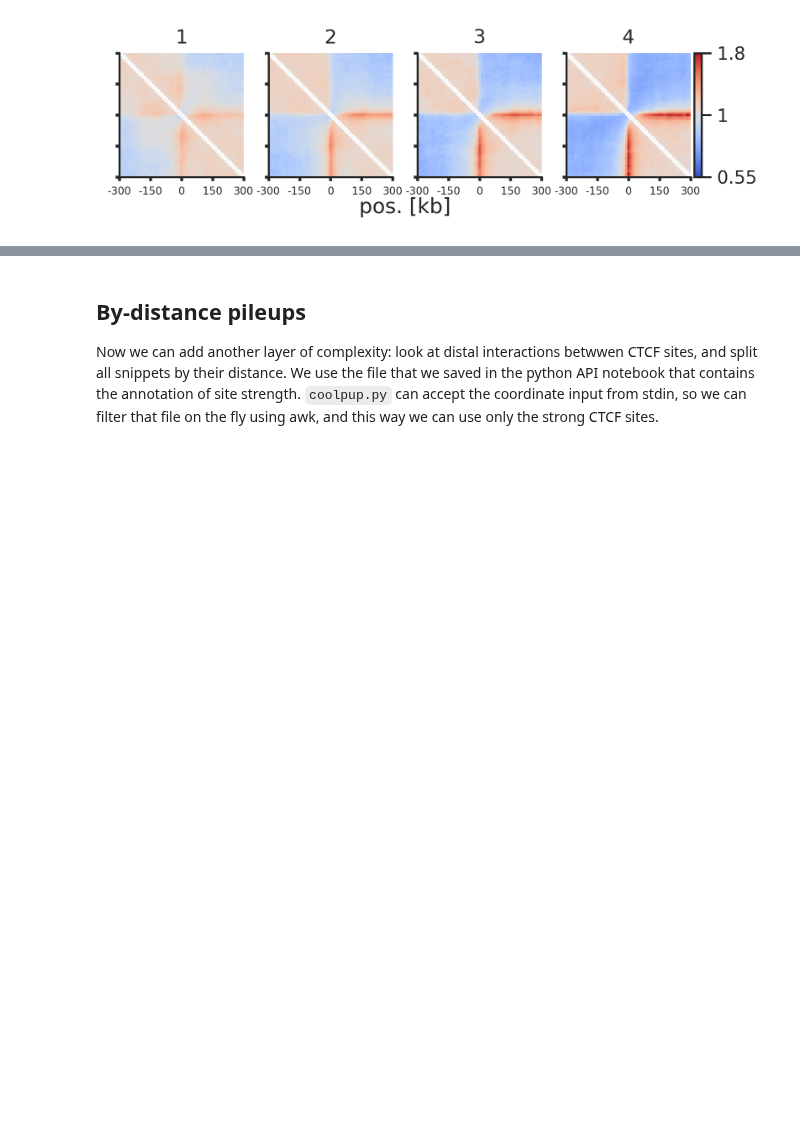
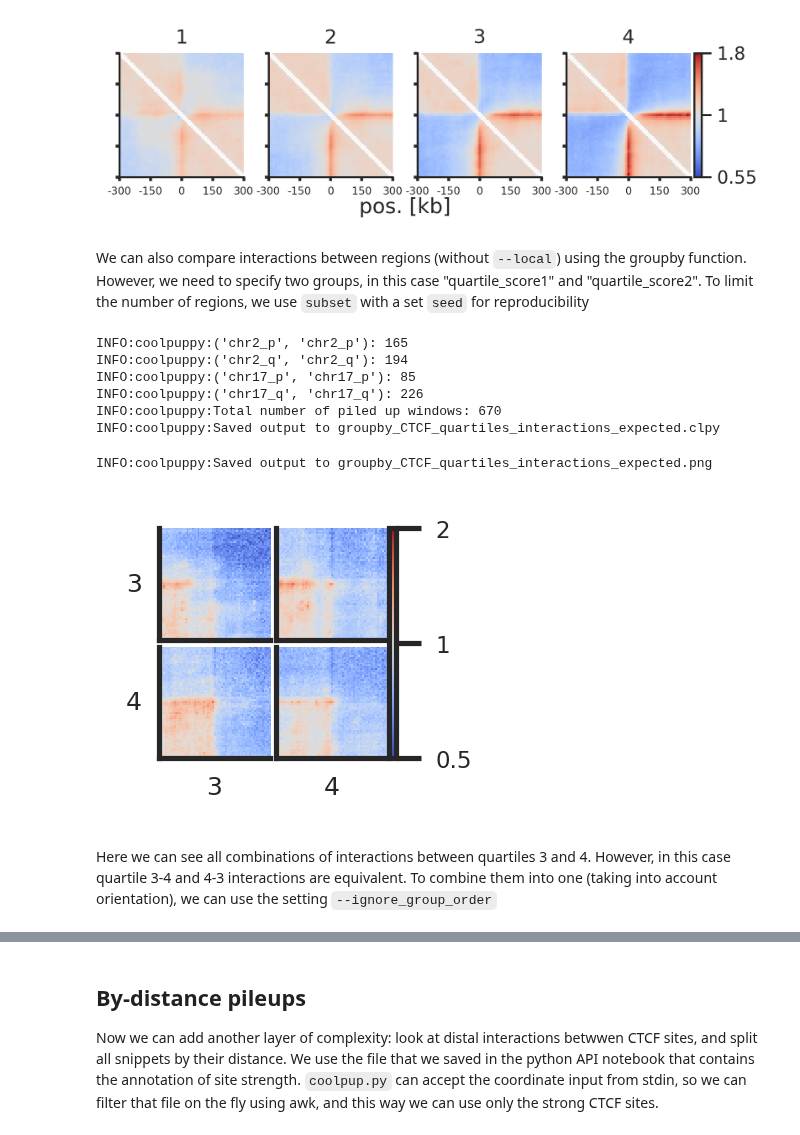
Before and after one commit to open2c/coolpuppy, a Jupyter notebook: docs/source/Examples/Walkthrough_CLI.ipynb, the cells around one changed output, grey strips where cells are left out. Cells and saved outputs as stored; diff of their text form; code cells hidden in the pictures; blank space fills up the shorter version.

```diff
--- a/docs/source/Examples/Walkthrough_CLI.ipynb
+++ b/docs/source/Examples/Walkthrough_CLI.ipynb
@@ -186,3 +186,34 @@ Image('groupby_score_CTCF_pileup_expected.png')
 # %% [output]
 INFO:coolpuppy:Saved output to groupby_score_CTCF_pileup_expected.png
 [figure]
+# %% [markdown]
+We can also compare interactions between regions (without `--local`) using the groupby function. However, we need to specify two groups, in this case "quartile_score1" and "quartile_score2".  To limit the number of regions, we use `subset` with a set `seed` for reproducibility
+# %%
+!cat ctcf_sites.tsv | awk -F'\t' '($7 > 2)' | \
+        coolpup.py test.mcool::resolutions/10000 - \
+        --features_format bed --expected test_expected_cis.tsv \
+        --view hg38_arms.bed --flank 300000 \
+        --mindist 300000 --maxdist 1000000 \
+        --flip_negative_strand --groupby quartile_score1 quartile_score2 \
+        --subset 500 --seed 1 \
+        --outname groupby_CTCF_quartiles_interactions_expected.clpy --nproc 2
+# %% [output]
+INFO:coolpuppy:('chr2_p', 'chr2_p'): 165
+INFO:coolpuppy:('chr2_q', 'chr2_q'): 194
+INFO:coolpuppy:('chr17_p', 'chr17_p'): 85
+INFO:coolpuppy:('chr17_q', 'chr17_q'): 226
+INFO:coolpuppy:Total number of piled up windows: 670
+INFO:coolpuppy:Saved output to groupby_CTCF_quartiles_interactions_expected.clpy
+# %%
+!plotpup.py --height 0.5 --font_scale 0.5 --vmax 2 \
+    --no_score --cols quartile_score1 --rows quartile_score2 \
+    --col_order '3 4' --row_order '3 4' \
+    --input_pups groupby_CTCF_quartiles_interactions_expected.clpy \
+    --output groupby_CTCF_quartiles_interactions_expected.png
+
+Image('groupby_CTCF_quartiles_interactions_expected.png')
+# %% [output]
+INFO:coolpuppy:Saved output to groupby_CTCF_quartiles_interactions_expected.png
+[figure, added]
+# %% [markdown]
+Here we can see all combinations of interactions between quartiles 3 and 4. However, in this case quartile 3-4 and 4-3 interactions are equivalent. To combine them into one (taking into account orientation), we can use the setting `--ignore_group_order`
```
Also changed, not shown: parts of 23 cells of this notebook, 3 other files.
